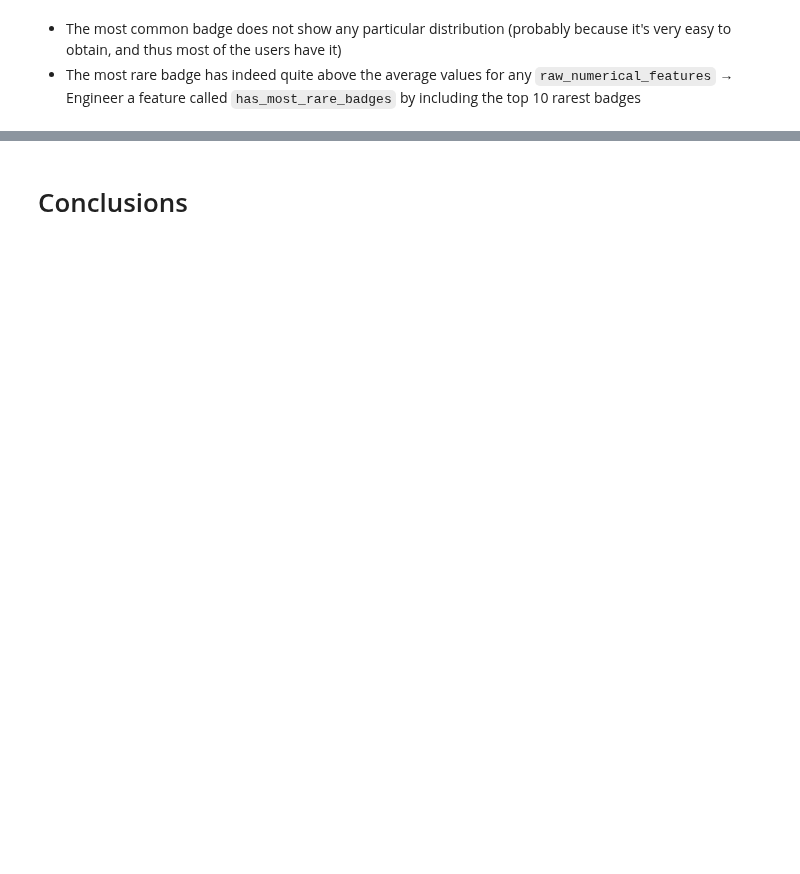
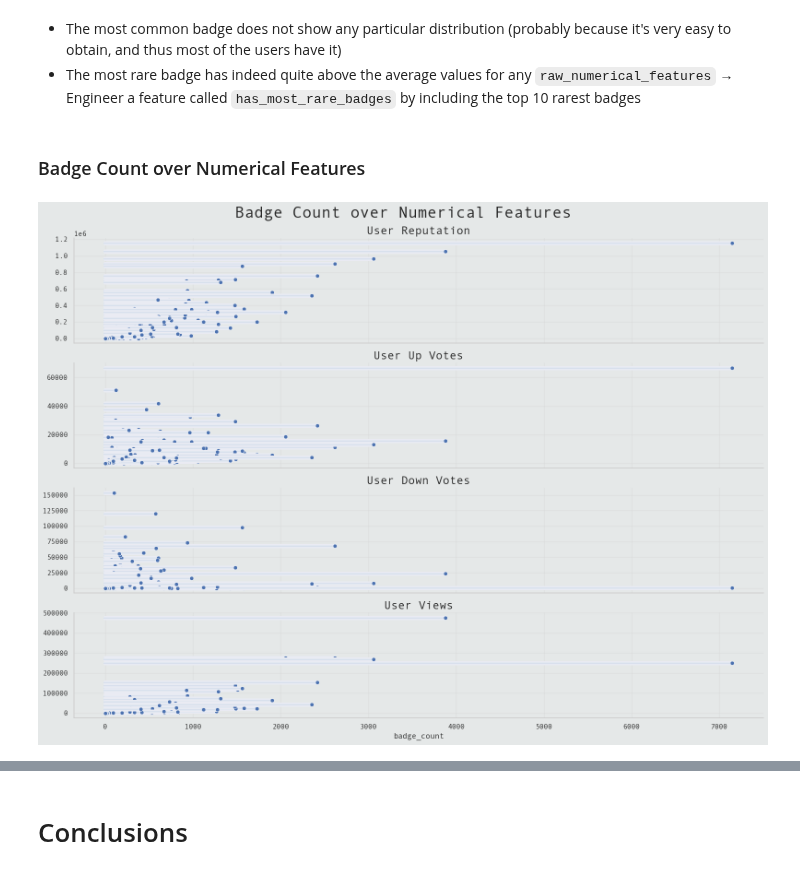
Before and after one commit to Volscente/DruidicGroveAI, a Jupyter notebook: notebooks/stackoverflow/eda/stackoverflow_eda.ipynb, the cells around one changed output, grey strips where cells are left out. Drawn from its saved outputs; the diff is of its cells as text; code cells hidden in the pictures; blank space fills up the shorter version.

```diff
--- a/notebooks/stackoverflow/eda/stackoverflow_eda.ipynb
+++ b/notebooks/stackoverflow/eda/stackoverflow_eda.ipynb
@@ -496,5 +500,35 @@ plt.show()
 # %% [markdown]
 - The most common badge does not show any particular distribution (probably because it's very easy to obtain, and thus most of the users have it)
 - The most rare badge has indeed quite above the average values for any `raw_numerical_features` &rarr; Engineer a feature called `has_most_rare_badges` by including the top 10 rarest badges
+# %% [markdown]
+### Badge Count over Numerical Features
 # %%
-# TODO: Define a query to find number of badges per user and scatter plot the number of badges per raw_numerial_features
+# Define figure and axes
+figure, ax = plt.subplots(4, 1, figsize=(16, 12), sharex=True)
+ax = ax.flatten()
+
+# Fetch data to plot
+for index, column_name in enumerate(raw_numerical_features):
+
+    # Plot data
+    sns.scatterplot(data=number_badges_relevant_users,
+                    x='badge_count',
+                    y=column_name,
+                    ax=ax[index])
+
+    # Set subplot titles
+    ax[index].set_title(' '.join(word.capitalize() for word in column_name.split('_')),
+                        fontweight='bold',
+                        fontsize=18)
+
+    # Remove labels
+    ax[index].set_ylabel('')
+
+# Set figure Title
+figure.suptitle('Badge Count over Numerical Features',
+                fontweight='bold',
+                fontsize=25)
+
+plt.tight_layout()
+# %% [output]
+[figure, added]
```
Also changed, not shown: parts of 9 cells of this notebook, 2 other files.
